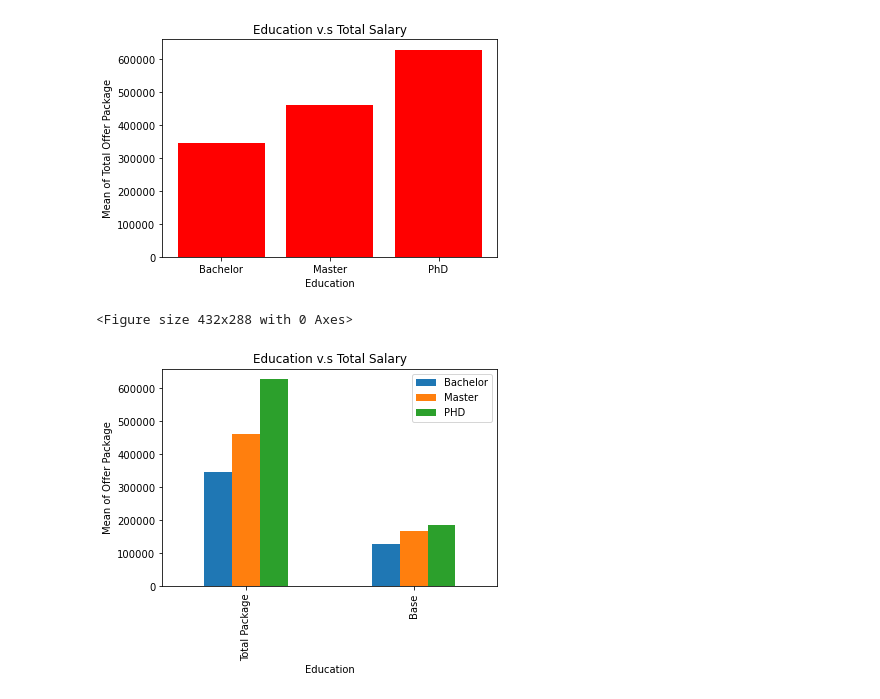
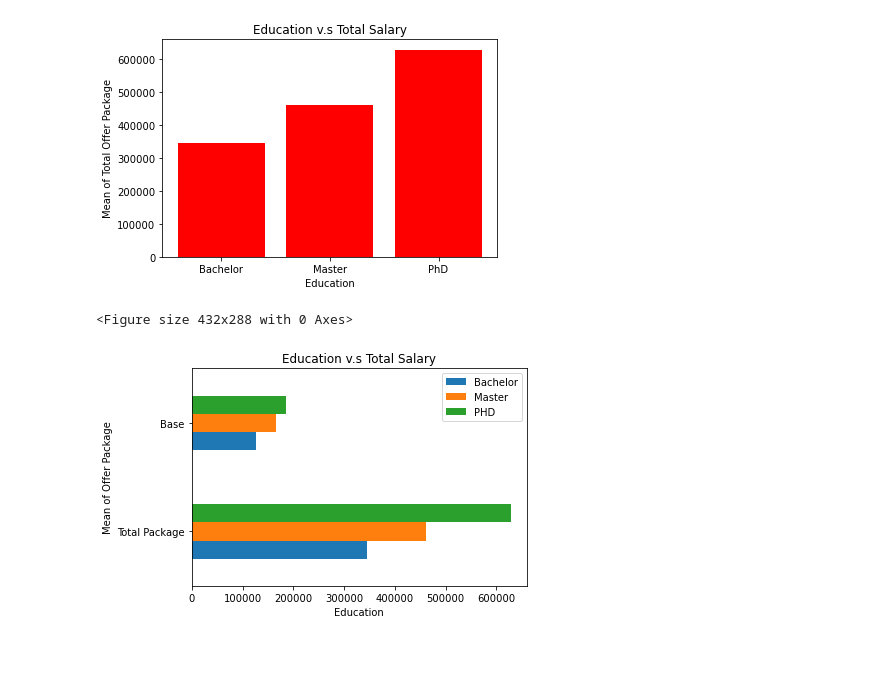
Before and after one commit to dorothyjx/damg-6105-Final-Project, a Jupyter notebook: project_final_ji.ipynb, the cells around one changed output. Saved outputs shown, nothing was run; the diff lists cells and outputs as text; code cells hidden in the pictures; blank space fills up the shorter version.

Commit message:
Change to barh chart, add charts to Readme

```diff
--- a/project_final_ji.ipynb
+++ b/project_final_ji.ipynb
@@ -293,17 +293,17 @@ fig.savefig('EducationSalary1.png')
 # %%
 df = pd.DataFrame()
 df['Bachelor'] =[bs_tmean, bs_base_mean]
 df['Master'] = [ms_tmean, ms_base_mean]
 df['PHD'] = [phd_tmean, phd_base_mean]
 
 fig = plt.figure()
 ind = np.arange(2)
-df.plot(kind = 'bar')
+df.plot(kind = 'barh')
 plt.title('Education v.s Total Salary')
 plt.xlabel('Education')
 plt.ylabel('Mean of Offer Package')
-plt.xticks(ind, ('Total Package', 'Base'))
+plt.yticks(ind, ('Total Package', 'Base'))
 fig.savefig('EducationSalary2.png')
 # %% [output]
 <Figure size 432x288 with 0 Axes>
-[figure, old version]
+[figure, new version]
```
Also changed, not shown: 1 other file.
